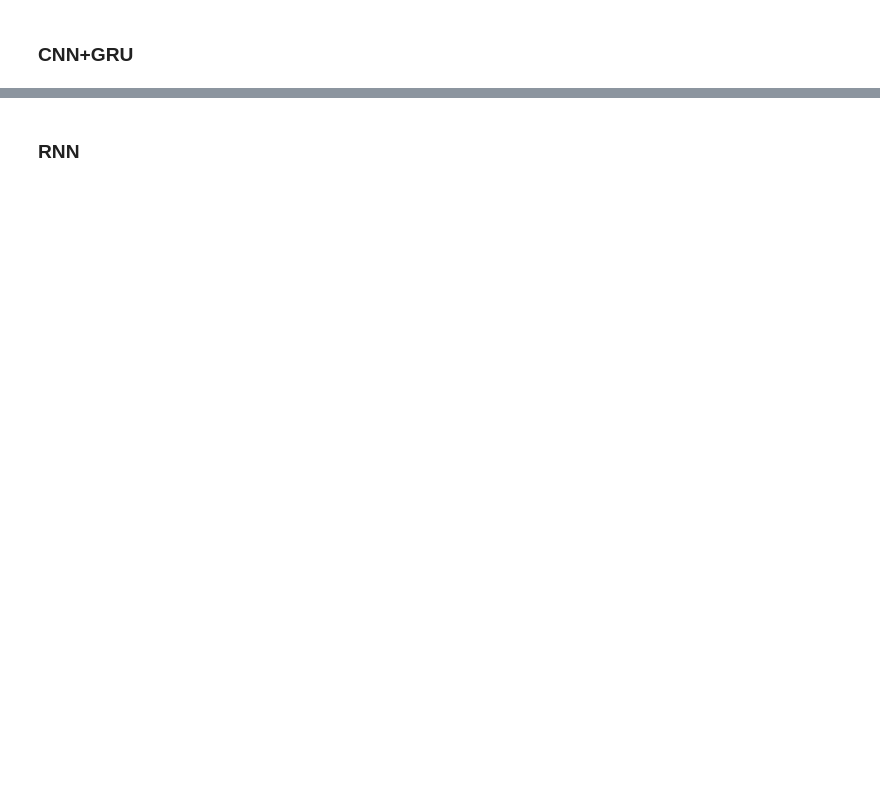
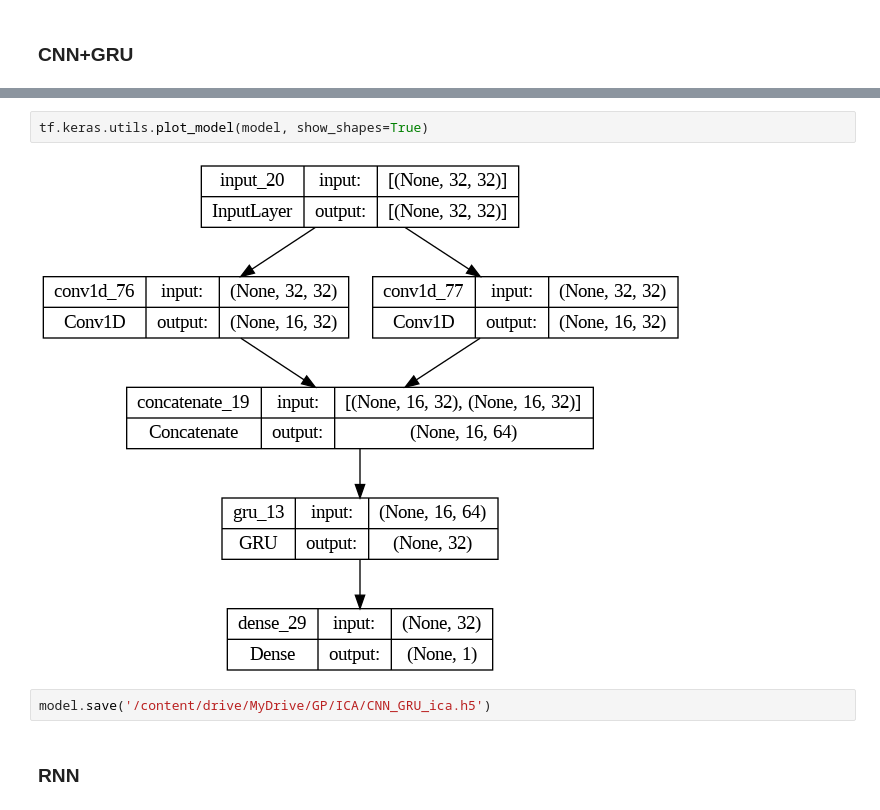
Before and after one commit to maimonahST/Signal_It, a Jupyter notebook: Final Version/ICA.ipynb, the cells around one changed output, grey strips where cells are left out. Cells and saved outputs as stored; diff of their text form; blank space fills up the shorter version.

```diff
--- a/Final Version/ICA.ipynb
+++ b/Final Version/ICA.ipynb
@@ -979,3 +1009,9 @@ weighted avg       0.83      0.78      0.74         9
+# %%
+tf.keras.utils.plot_model(model, show_shapes=True)
+# %% [output]
+[figure, added]
+# %%
+model.save('/content/drive/MyDrive/GP/ICA/CNN_GRU_ica.h5')
 # %% [markdown]
 ### RNN
 # %%
```
Also changed, not shown: parts of 26 cells of this notebook.
